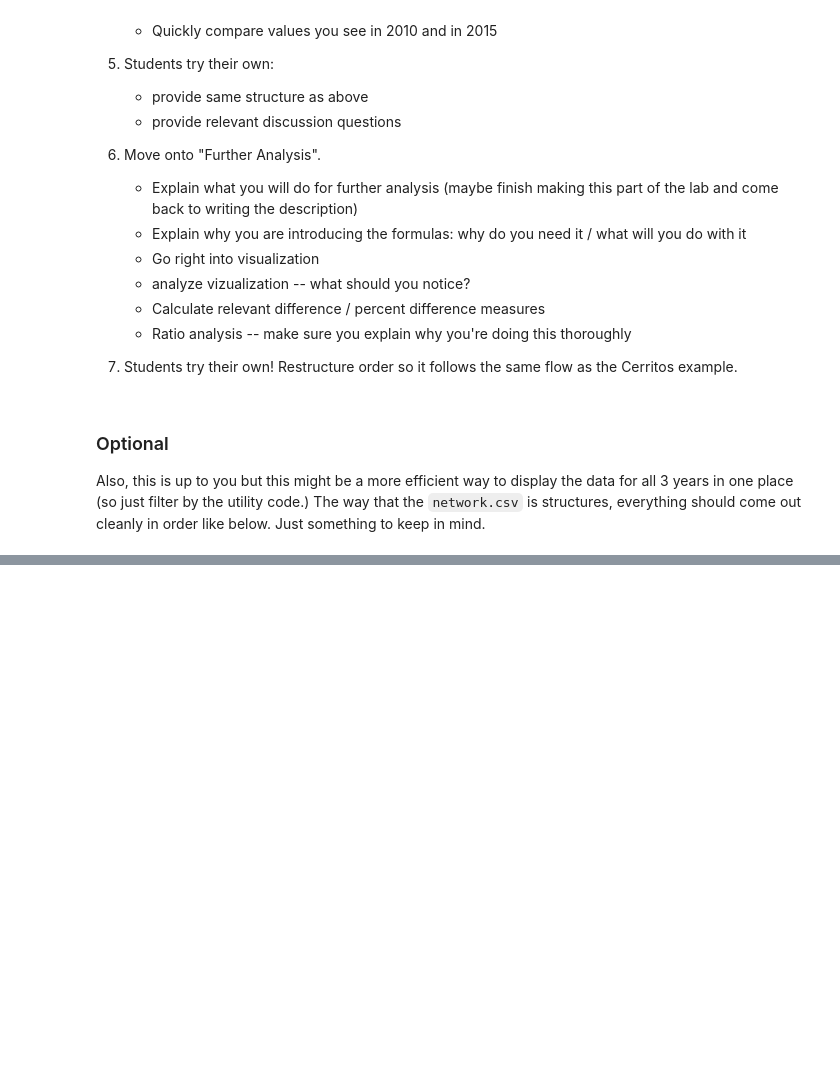
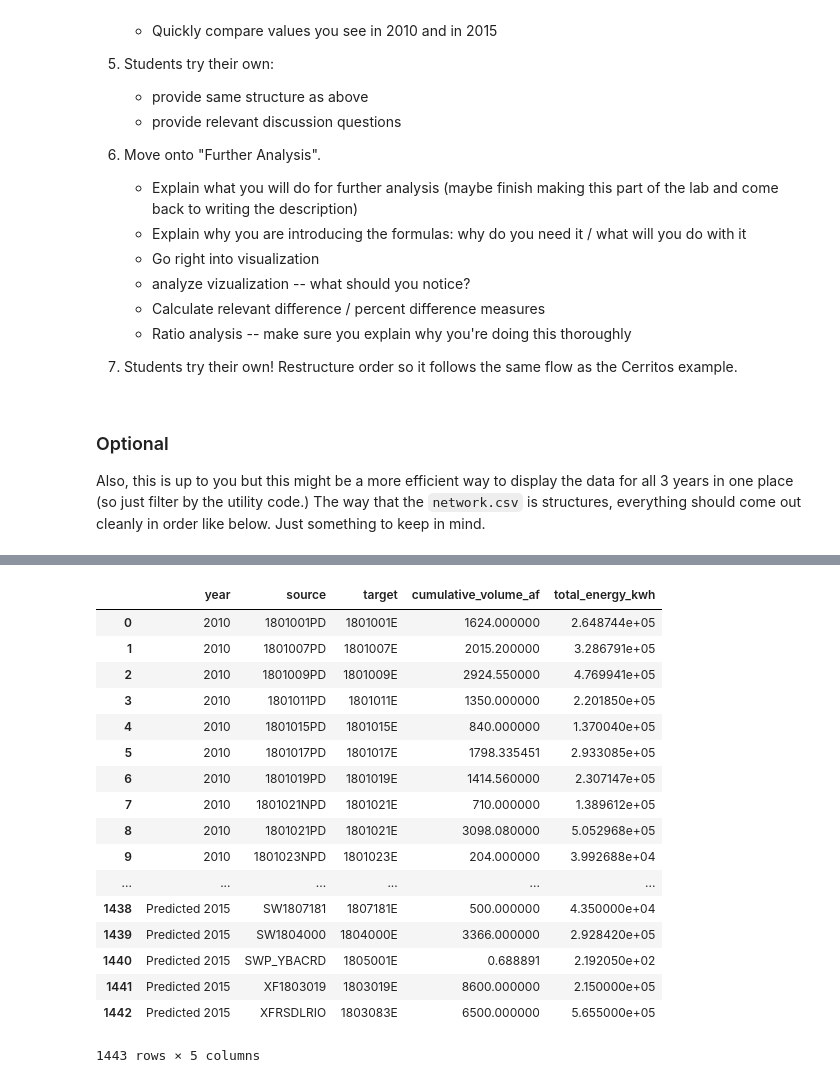
Before and after one commit to ds-modules/CE-110, a Jupyter notebook: Outline & Notes.ipynb, the cells around one changed output, grey strips where cells are left out. Saved outputs shown, nothing was run; the diff lists cells and outputs as text; code cells hidden in the pictures; blank space fills up the shorter version.

```diff
--- a/Outline & Notes.ipynb
+++ b/Outline & Notes.ipynb
@@ -81,0 +134,21 @@ df.where('target', are.equal_to('1807057E'))
+# %%
+pd.read_csv('network.csv')
+# %% [output]
+|  | year | source | target | cumulative_volume_af | total_energy_kwh |
+| 0 | 2010 | 1801001PD | 1801001E | 1624.000000 | 2.648744e+05 |
+| 1 | 2010 | 1801007PD | 1801007E | 2015.200000 | 3.286791e+05 |
+| 2 | 2010 | 1801009PD | 1801009E | 2924.550000 | 4.769941e+05 |
+| 3 | 2010 | 1801011PD | 1801011E | 1350.000000 | 2.201850e+05 |
+| 4 | 2010 | 1801015PD | 1801015E | 840.000000 | 1.370040e+05 |
+| 5 | 2010 | 1801017PD | 1801017E | 1798.335451 | 2.933085e+05 |
+| 6 | 2010 | 1801019PD | 1801019E | 1414.560000 | 2.307147e+05 |
+| 7 | 2010 | 1801021NPD | 1801021E | 710.000000 | 1.389612e+05 |
+| 8 | 2010 | 1801021PD | 1801021E | 3098.080000 | 5.052968e+05 |
+| 9 | 2010 | 1801023NPD | 1801023E | 204.000000 | 3.992688e+04 |
+| ... | ... | ... | ... | ... | ... |
+| 1438 | Predicted 2015 | SW1807181 | 1807181E | 500.000000 | 4.350000e+04 |
+| 1439 | Predicted 2015 | SW1804000 | 1804000E | 3366.000000 | 2.928420e+05 |
+| 1440 | Predicted 2015 | SWP_YBACRD | 1805001E | 0.688891 | 2.192050e+02 |
+| 1441 | Predicted 2015 | XF1803019 | 1803019E | 8600.000000 | 2.150000e+05 |
+| 1442 | Predicted 2015 | XFRSDLRIO | 1803083E | 6500.000000 | 5.655000e+05 |
+1443 rows × 5 columns
```
Also changed, not shown: parts of 9 cells of this notebook, 6 other files.
